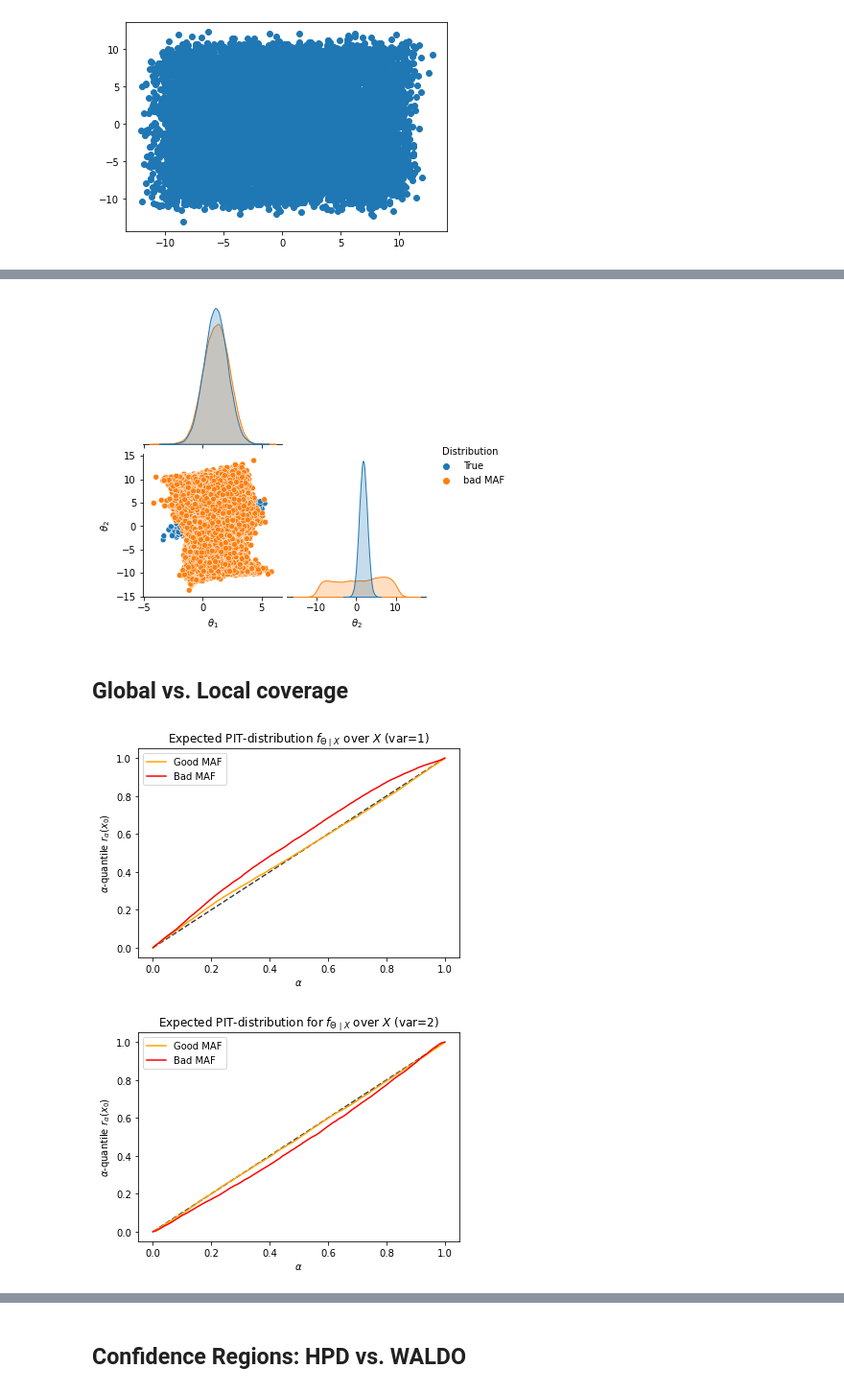
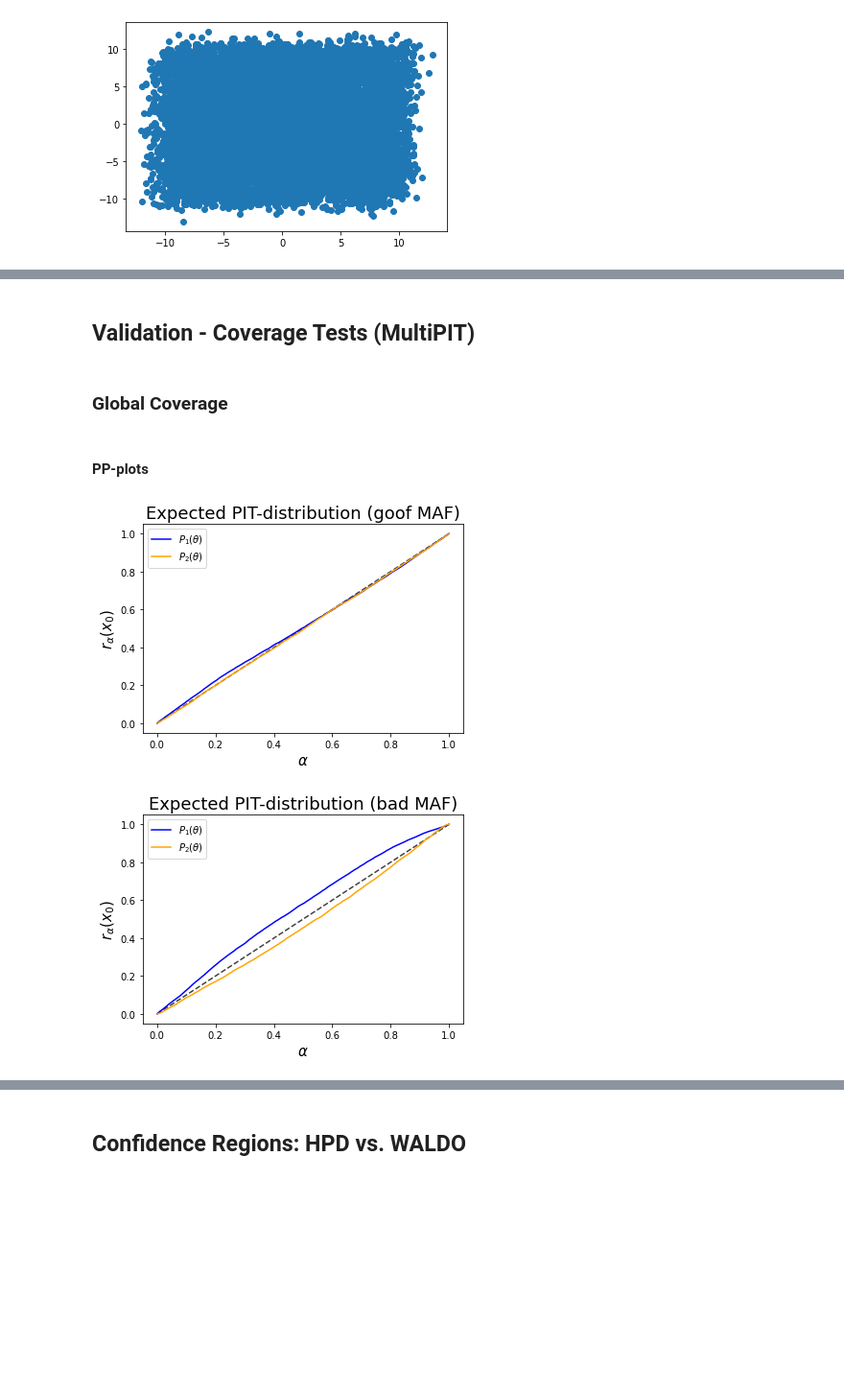
Before and after one commit to JuliaLinhart/valDiags_flows, a Jupyter notebook: SBI_example.ipynb, the cells around one changed output, grey strips where cells are left out. Shown at 96% size. Cells and saved outputs as stored; diff of their text form; code cells hidden in the pictures; blank space fills up the shorter version.

```diff
--- a/SBI_example.ipynb
+++ b/SBI_example.ipynb
@@ -217,55 +247,43 @@ plot_2d_pdf_contours(
-# %%
-# Pairplot
-import pandas as pd
-import seaborn as sns
-columns = [r"$\theta_1$", r"$\theta_2$"]
-
-samples_true = true_posterior.sample((N_SAMPLES_POSTERIOR,)).numpy()
-df_true = pd.DataFrame(samples_true, columns=columns)
-df_true["Distribution"] = "True"
-
-maf_samples = maf_bad.sample(N_SAMPLES_POSTERIOR, context=first_dim_only(x_obs[:][None]))[0]
-df_maf = pd.DataFrame(maf_samples.detach().numpy(), columns=columns)
-df_maf["Distribution"] = "bad MAF"
-
-dfs = pd.concat([df_true, df_maf], ignore_index=True)
-
-sns.pairplot(dfs, hue="Distribution", corner=True)
-plt.show()
-# %% [output]
-[figure, removed]
+# %% [markdown]
+## Validation - Coverage Tests (MultiPIT)
 # %% [markdown]
-## Global vs. Local coverage
+### Global Coverage
+# %% [markdown]
+#### PP-plots
 # %%
 # PLOT EXPECTED PIT-DISTRIBUTION of the trained estimators
 theta_test, x_test = datasets['B_prime']['theta'], datasets['B_prime']['x']
 
 # Compute PIT-values of the flows
 # [PIT(Theta_i, X_i, maf_good) = F_{Q_good|X_i}(Theta_i)
 flow_joint_pit_values_good = multi_cde_pit_values(
     theta_test, x_test, maf_good, feature_transform=identity
 )
 # [PIT(Theta_i, X_i, maf_bad) = F_{Q_bad|X_i}(Theta_i)]
 flow_joint_pit_values_bad = multi_cde_pit_values(
     theta_test, x_test, maf_bad, feature_transform=first_dim_only
 )
 
 # PP-plot of expected PIT-distribution for both flows
 # alpha-quantiles = [P_X,Theta(Z < alpha)]
+
+# Good MAF
 PP_plot_1D(
-    PIT_values=[flow_joint_pit_values_good[0], flow_joint_pit_values_bad[0]],
+    PIT_values=[flow_joint_pit_values_good[0], flow_joint_pit_values_good[1]],
     alphas=np.linspace(0, 1, 100),
-    colors=["orange", "red"],
-    labels=["Good MAF", "Bad MAF"],
-    title=r"Expected PIT-distribution $f_{\Theta \mid X}$ over $X$ (var=1)",
+    colors=["blue", "orange"],
+    labels=[r"$P_1(\theta)$", r"$P_2(\theta)$"],
+    title=r"Expected PIT-distribution (goof MAF)",
 )
+
+# Bad MAF
 PP_plot_1D(
-    PIT_values=[flow_joint_pit_values_good[1], flow_joint_pit_values_bad[1]],
+    PIT_values=[flow_joint_pit_values_bad[0], flow_joint_pit_values_bad[1]],
     alphas=np.linspace(0, 1, 100),
-    colors=["orange", "red"],
-    labels=["Good MAF", "Bad MAF"],
-    title=r"Expected PIT-distribution for $f_{\Theta \mid X}$ over $X$ (var=2)",
+    colors=["blue", "orange"],
+    labels=[r"$P_1(\theta)$", r"$P_2(\theta)$"],
+    title=r"Expected PIT-distribution (bad MAF)",
 )
 # %% [output]
-[figure, old version]
+[figure, new version]
-[figure, old version]
+[figure, new version]
```
Also changed, not shown: parts of 25 cells of this notebook, 4 other files.
